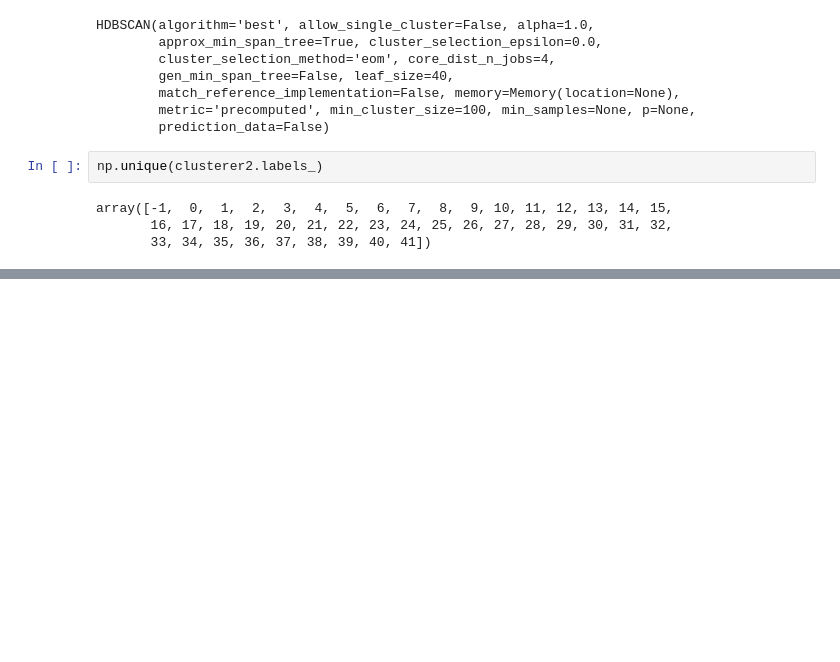
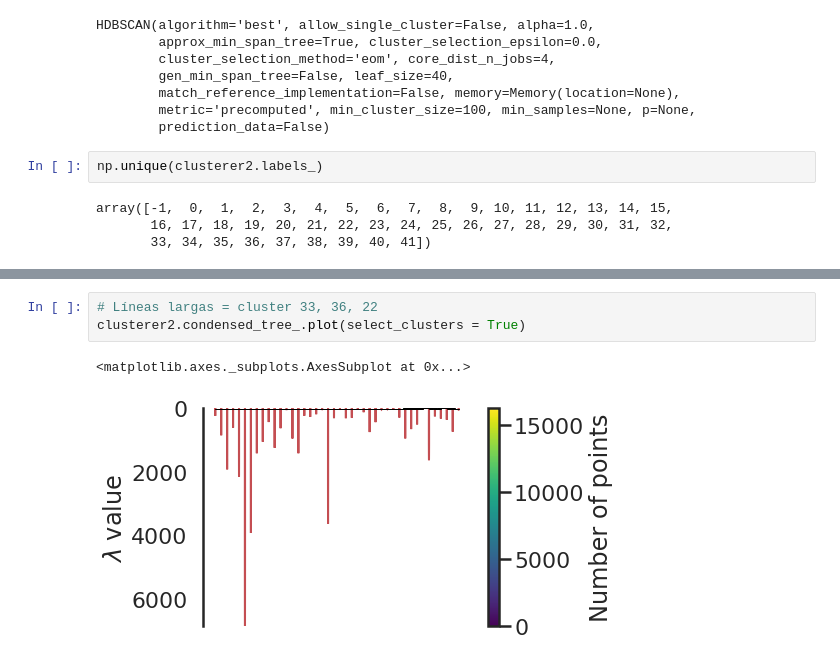
Before and after one commit to rjnakano/manejo-inventarios-pdg, a Jupyter notebook: Notebooks/TDGClusteringJerarquicoV1.ipynb, the cells around one changed output, grey strips where cells are left out. Saved outputs shown, nothing was run; the diff lists cells and outputs as text; blank space fills up the shorter version.

```diff
--- a/Notebooks/TDGClusteringJerarquicoV1.ipynb
+++ b/Notebooks/TDGClusteringJerarquicoV1.ipynb
@@ -191,0 +244,6 @@ array([-1,  0,  1,  2,  3,  4,  5,  6,  7,  8,  9, 10, 11, 12, 13, 14, 15,
+# %%
+# Líneas largas = cluster 33, 36, 22
+clusterer2.condensed_tree_.plot(select_clusters = True)
+# %% [output]
+<matplotlib.axes._subplots.AxesSubplot at 0x...>
+[figure, added]
```
Also changed, not shown: parts of 16 cells of this notebook.
